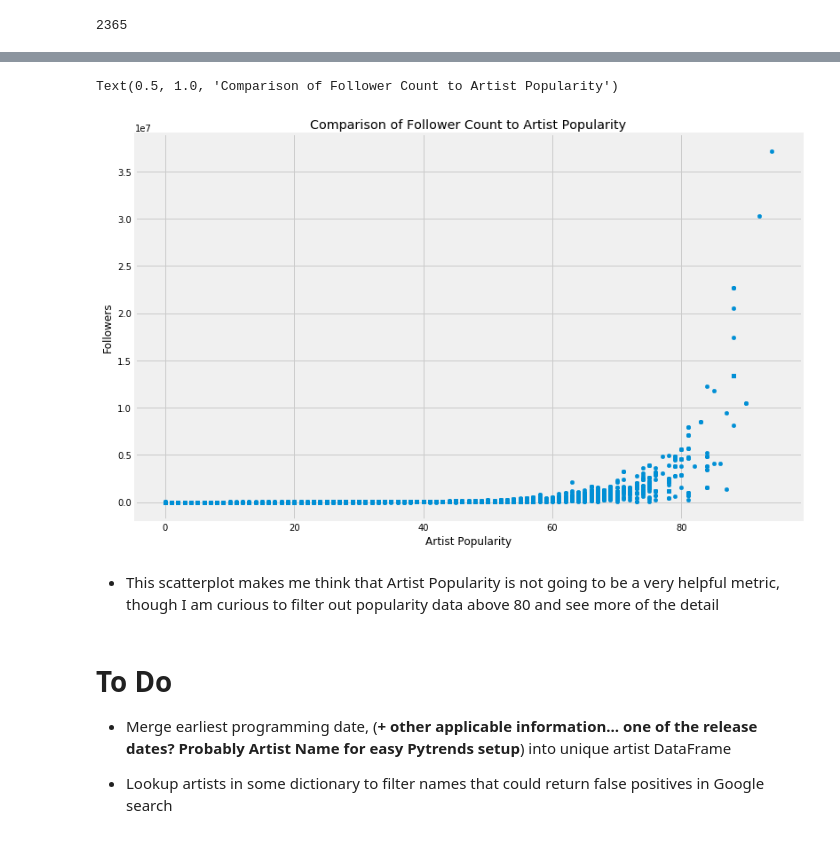
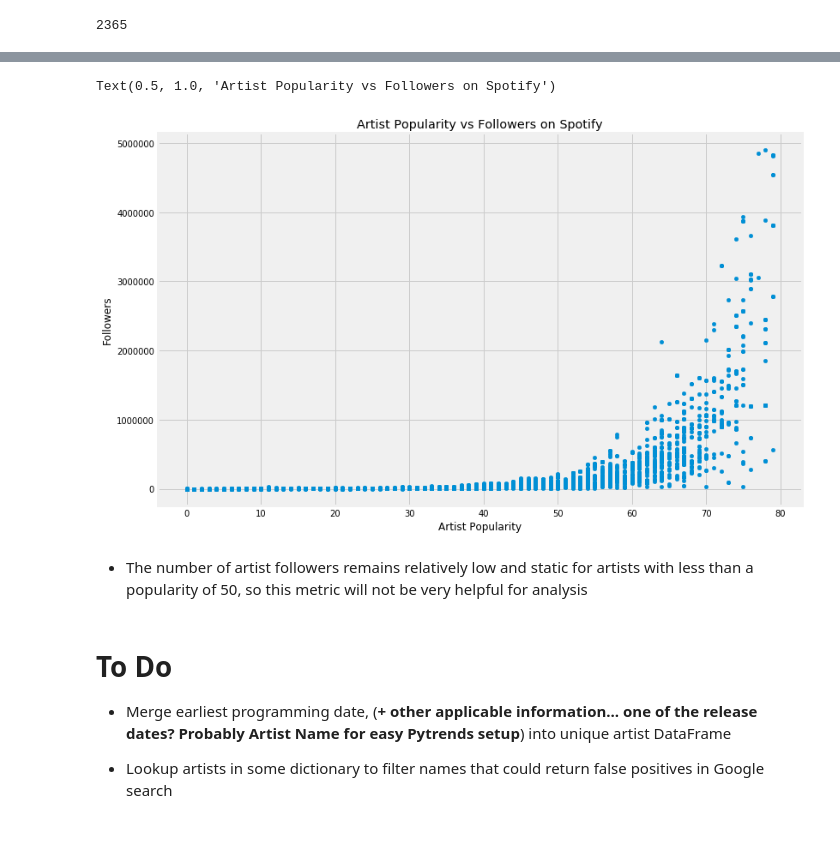
Before and after one commit to 2116kbps/artist-popularity-eda, a Jupyter notebook: Artist Popularity EDA.ipynb, the cells around one changed output, grey strips where cells are left out. Drawn from its saved outputs; the diff is of its cells as text; code cells hidden in the pictures.

Commit message:
scatterplot filter

```diff
--- a/Artist Popularity EDA.ipynb
+++ b/Artist Popularity EDA.ipynb
@@ -250,11 +250,11 @@ Text(0.5, 1.0, 'Distribution of Artist Popularity Over Discovery Time')
 # %%
-mps_artists_inner_df.plot.scatter(x='Artist Popularity',y='Followers',figsize=(12,8))
-plt.title("Comparison of Follower Count to Artist Popularity")
+(mps_artists_inner_df[mps_artists_inner_df['Artist Popularity'] < 80]).plot.scatter(x='Artist Popularity',y='Followers',figsize=(12,8))
+plt.title("Artist Popularity vs Followers on Spotify")
 # %% [output]
-Text(0.5, 1.0, 'Comparison of Follower Count to Artist Popularity')
+Text(0.5, 1.0, 'Artist Popularity vs Followers on Spotify')
-[figure, old version]
+[figure, new version]
-# %% [markdown]
-* This scatterplot makes me think that Artist Popularity is not going to be a very helpful metric, though I am curious to filter out popularity data above 80 and see more of the detail
+# %% [markdown]
+* The number of artist followers remains relatively low and static for artists with less than a popularity of 50, so this metric will not be very helpful for analysis
 # %% [markdown]
 # To Do
 
```
Also changed, not shown: parts of 7 cells of this notebook.
